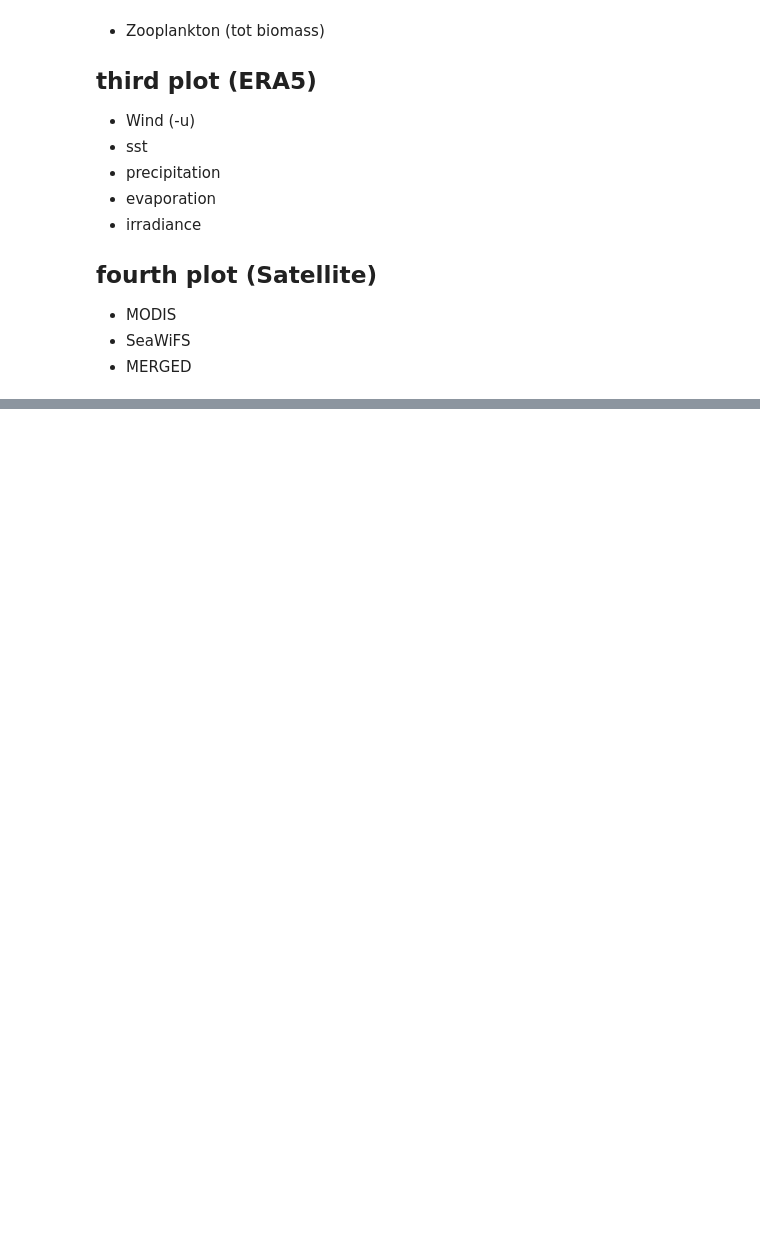
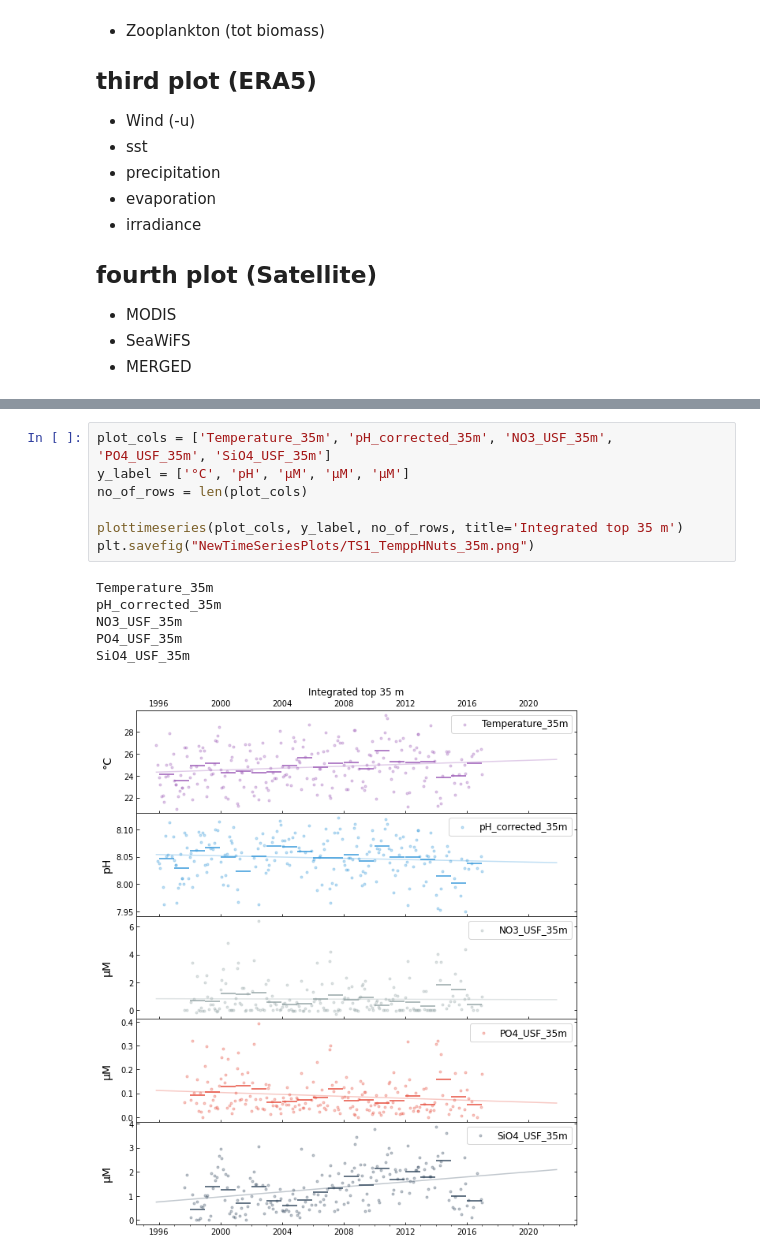
Before and after one commit to ben1post/BennyPhD, a Jupyter notebook: CaRiaco/SCRIPPS/CARIACO_data/Manuscript2DataAnalysis/DataCatalogueViz/Plots_TIMESERIESDATA.ipynb, the cells around one changed output, grey strips where cells are left out. Cells and saved outputs as stored; diff of their text form; blank space fills up the shorter version.

```diff
--- a/CaRiaco/SCRIPPS/CARIACO_data/Manuscript2DataAnalysis/DataCatalogueViz/Plots_TIMESERIESDATA.ipynb
+++ b/CaRiaco/SCRIPPS/CARIACO_data/Manuscript2DataAnalysis/DataCatalogueViz/Plots_TIMESERIESDATA.ipynb
@@ -63,0 +156,14 @@ CARIACO.Temperature.plot()
+# %%
+plot_cols = ['Temperature_35m', 'pH_corrected_35m', 'NO3_USF_35m', 'PO4_USF_35m', 'SiO4_USF_35m']
+y_label = ['°C', 'pH', 'µM', 'µM', 'µM']
+no_of_rows = len(plot_cols)
+
+plottimeseries(plot_cols, y_label, no_of_rows, title='Integrated top 35 m')
+plt.savefig("NewTimeSeriesPlots/TS1_TemppHNuts_35m.png")
+# %% [output]
+Temperature_35m
+pH_corrected_35m
+NO3_USF_35m
+PO4_USF_35m
+SiO4_USF_35m
+[figure, added]
```
Also changed, not shown: parts of 13 cells of this notebook, 6 other files.
